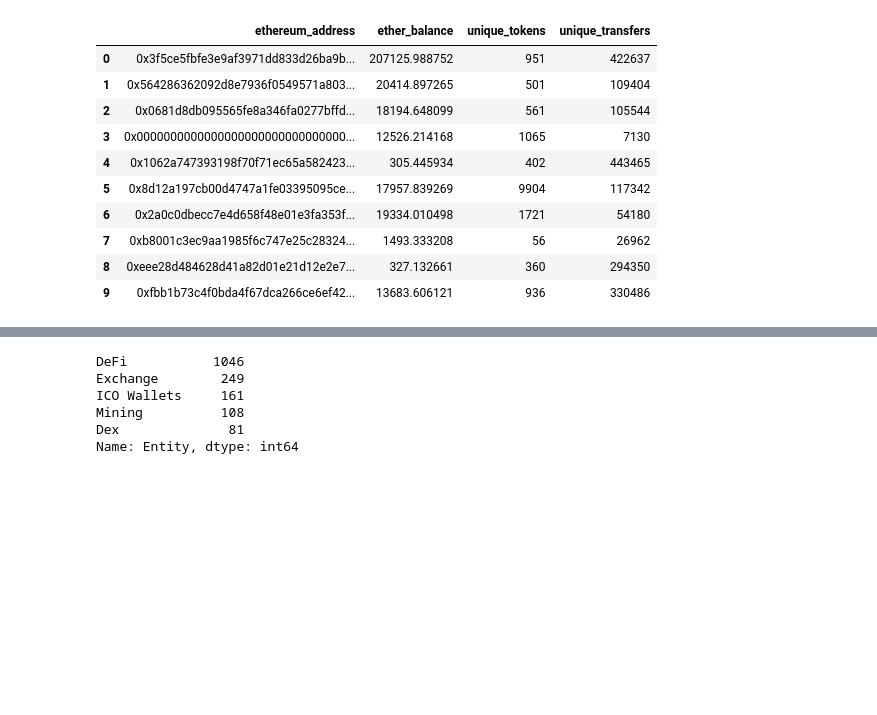
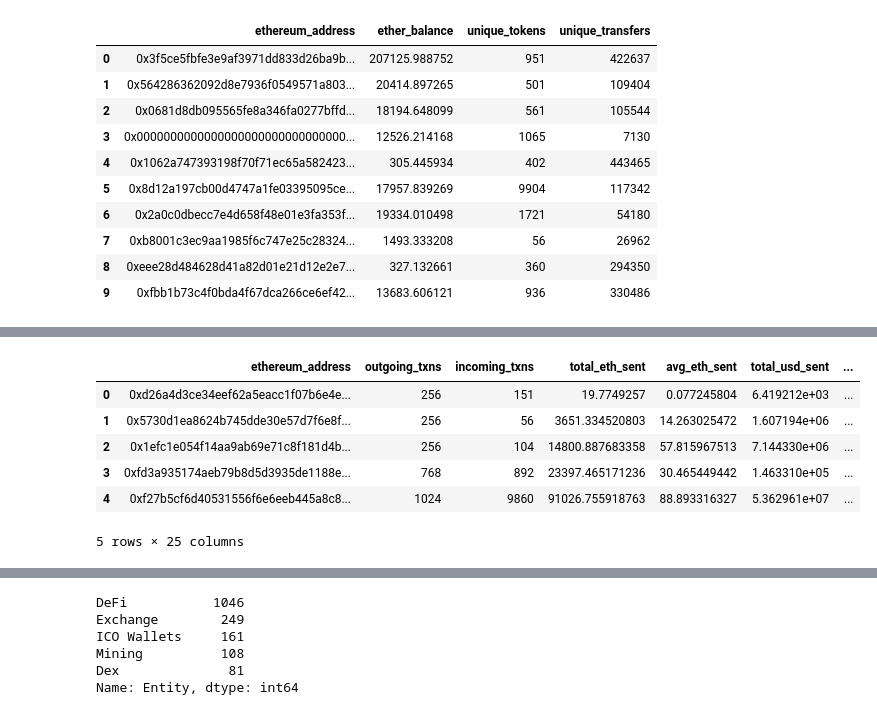
Before and after one commit to ThomasDelatte/ethereum-analytics, a Jupyter notebook: notebooks/dataset.ipynb, the cells around one changed output, grey strips where cells are left out. Drawn from its saved outputs; the diff is of its cells as text; code cells hidden in the pictures; blank space fills up the shorter version.

```diff
--- a/notebooks/dataset.ipynb
+++ b/notebooks/dataset.ipynb
@@ -128,3 +175,13 @@ other_features.rename({"address": "ethereum_address"}, axis=1, inplace=True)
+# %%
+other_features.head()
+# %% [output]
+|  | ethereum_address | outgoing_txns | incoming_txns | total_eth_sent | avg_eth_sent | total_usd_sent | ... |
+| 0 | 0xd26a4d3ce34eef62a5eacc1f07b6e4e... | 256 | 151 | 19.7749257 | 0.077245804 | 6.419212e+03 | ... |
+| 1 | 0x5730d1ea8624b745dde30e57d7f6e8f... | 256 | 56 | 3651.334520803 | 14.263025472 | 1.607194e+06 | ... |
+| 2 | 0x1efc1e054f14aa9ab69e71c8f181d4b... | 256 | 104 | 14800.887683358 | 57.815967513 | 7.144330e+06 | ... |
+| 3 | 0xfd3a935174aeb79b8d5d3935de1188e... | 768 | 892 | 23397.465171236 | 30.465449442 | 1.463310e+05 | ... |
+| 4 | 0xf27b5cf6d40531556f6e6eeb445a8c8... | 1024 | 9860 | 91026.755918763 | 88.893316327 | 5.362961e+07 | ... |
+5 rows × 25 columns
 # %%
 eth_dataset_all_features = pd.merge(eth_dataset, other_features, how="inner", on="ethereum_address")
 # %%
```
Also changed, not shown: parts of 26 cells of this notebook.
